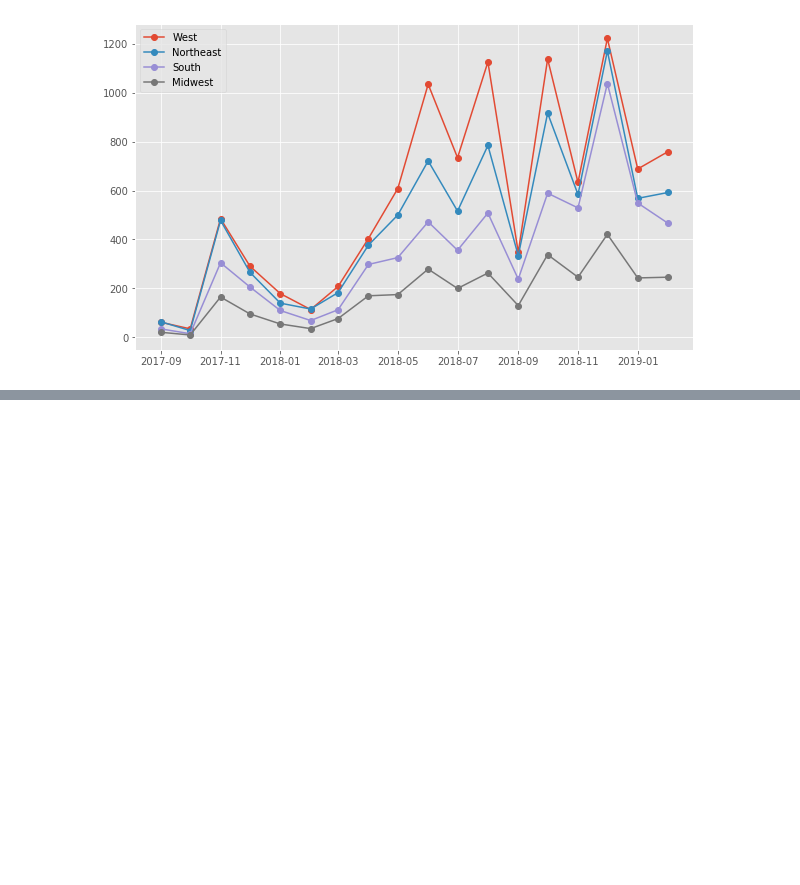
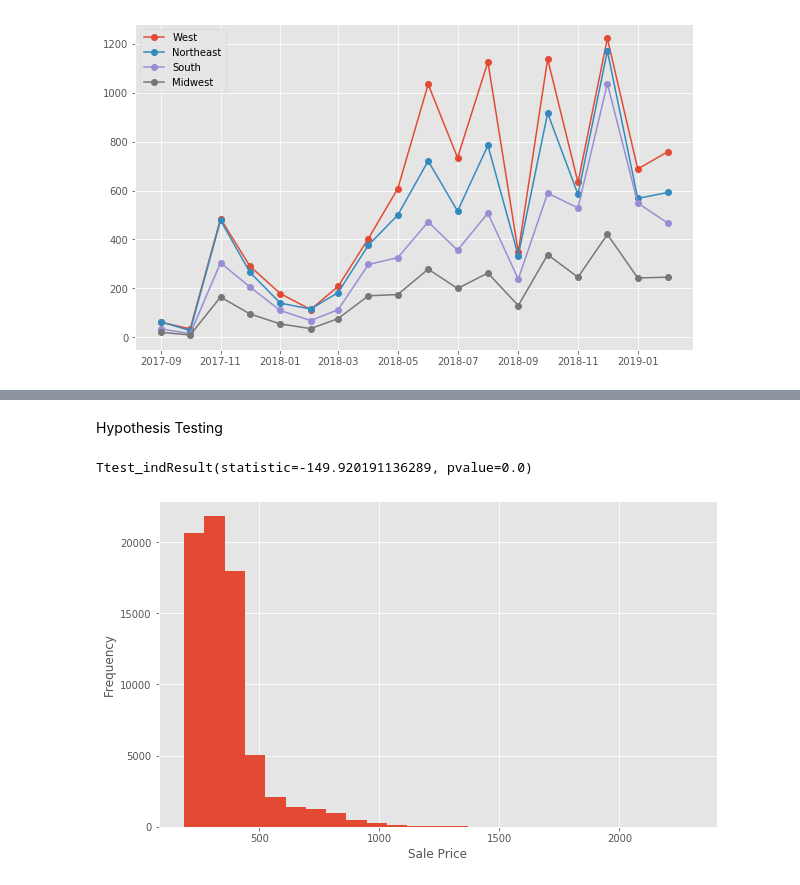
Before and after one commit to HienHa34/Yeezy-vs.-Off-White, a Jupyter notebook: EDA.ipynb, the cells around one changed output, grey strips where cells are left out. Drawn from its saved outputs; the diff is of its cells as text; code cells hidden in the pictures; blank space fills up the shorter version.

Commit message:
hypothesis testing

```diff
--- a/EDA.ipynb
+++ b/EDA.ipynb
@@ -788,0 +819,10 @@ ax.legend()
+# %% [markdown]
+Hypothesis Testing
+# %%
+stats.ttest_ind(yeezy_df['Sale Price'],off_white_df['Sale Price'], equal_var = False)
+# %% [output]
+Ttest_indResult(statistic=-149.920191136289, pvalue=0.0)
+# %%
+hist_plot(yeezy_df['Sale Price'], 'Sale Price', 'Frequency')
+# %% [output]
+[figure, added]
```
Also changed, not shown: parts of 17 cells of this notebook.
